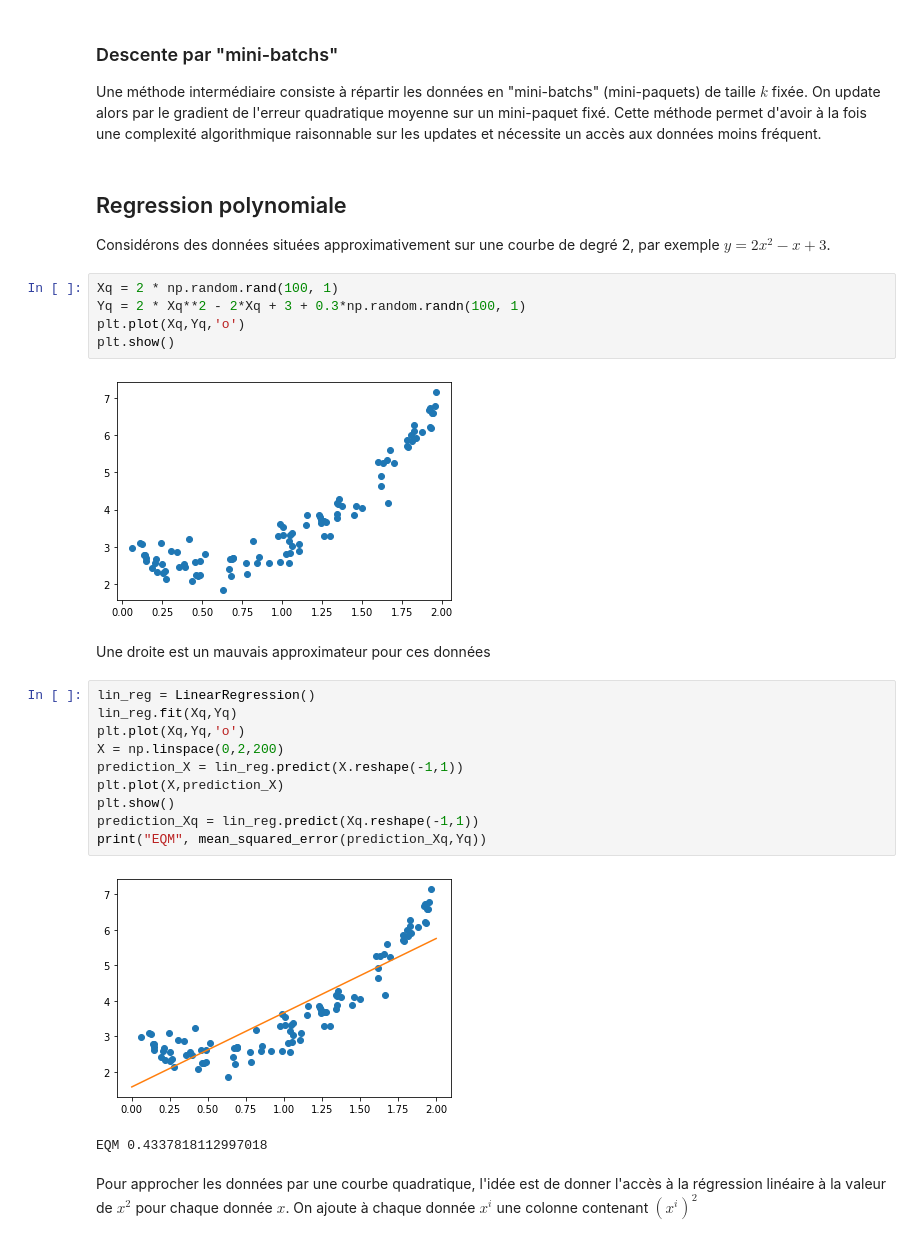
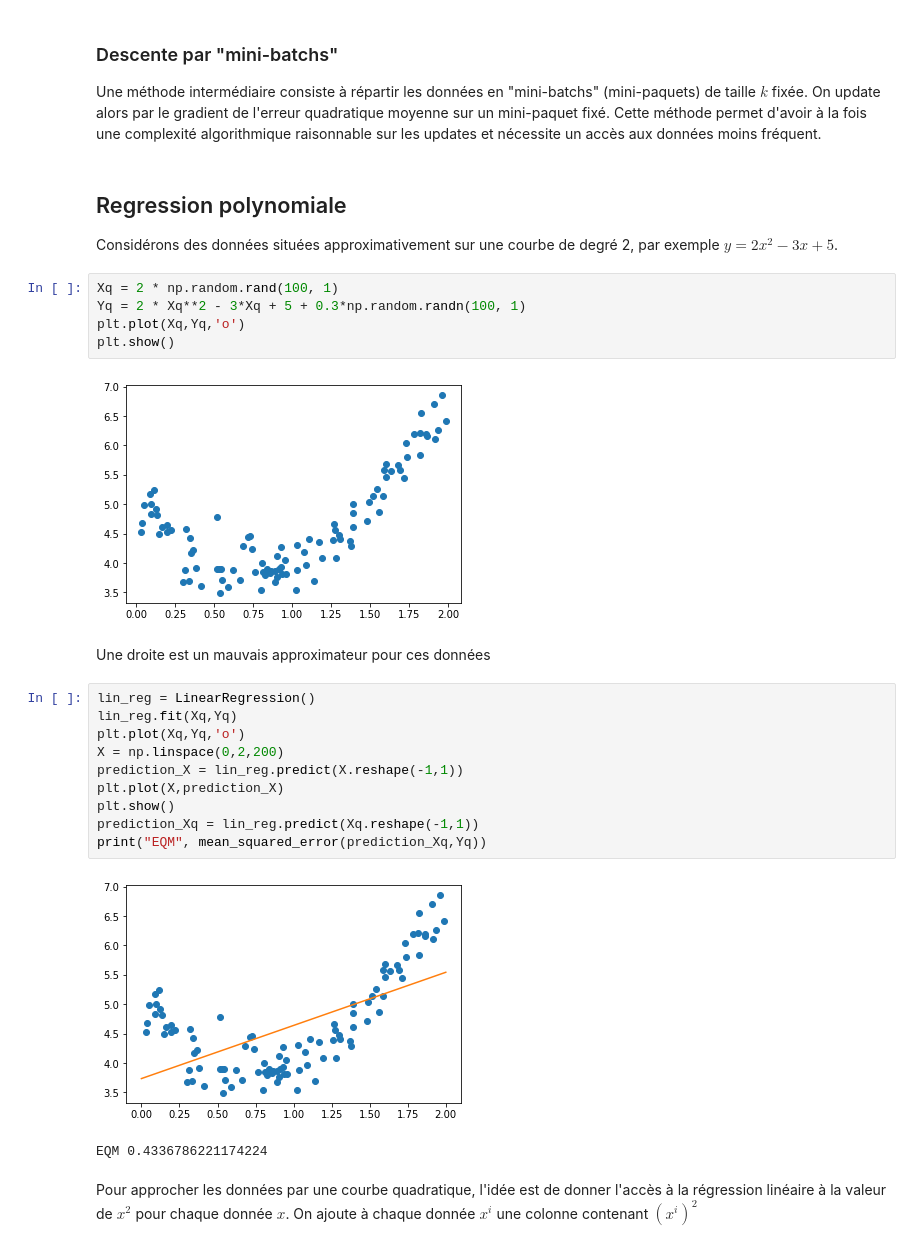
Before and after one commit to DrAlgo/apprentissage_m2_amis, a Jupyter notebook: jupyter/5_reg_lineaire_complements.ipynb, the cells around one changed output. Drawn from its saved outputs; the diff is of its cells as text.

```diff
--- a/jupyter/5_reg_lineaire_complements.ipynb
+++ b/jupyter/5_reg_lineaire_complements.ipynb
@@ -99,14 +100,14 @@ print(mean_squared_error(lin_reg.predict(Xr),Yr))
 Une méthode intermédiaire consiste à répartir les données en "mini-batchs" (mini-paquets) de taille $k$ fixée. On update alors par le gradient de l'erreur quadratique moyenne sur un mini-paquet fixé. Cette méthode permet d'avoir à la fois une complexité algorithmique raisonnable sur les updates et nécessite un accès aux données moins fréquent.
 # %% [markdown]
 ## Regression polynomiale
-Considérons des données situées approximativement sur une courbe de degré 2, par exemple $y=2x^2 - x +3$.
+Considérons des données situées approximativement sur une courbe de degré 2, par exemple $y=2x^2 - 3x + 5$.
 # %%
 Xq = 2 * np.random.rand(100, 1)
-Yq = 2 * Xq**2 - 2*Xq + 3 + 0.3*np.random.randn(100, 1)
+Yq = 2 * Xq**2 - 3*Xq + 5 + 0.3*np.random.randn(100, 1)
 plt.plot(Xq,Yq,'o')
 plt.show()
 # %% [output]
-[figure, old version]
+[figure, new version]
 # %% [markdown]
 Une droite est un mauvais approximateur pour ces données
 # %%
@@ -120,8 +121,8 @@ plt.show()
 prediction_Xq = lin_reg.predict(Xq.reshape(-1,1))
 print("EQM", mean_squared_error(prediction_Xq,Yq))
 # %% [output]
-[figure, old version]
+[figure, new version]
-EQM 0.4337818112997018
+EQM 0.4336786221174224
 # %% [markdown]
 Pour approcher les données par une courbe quadratique, l'idée est de donner l'accès à la régression linéaire à la valeur de $x^2$ pour chaque donnée $x$. On ajoute à chaque donnée $x^i$ une colonne contenant $(x^i)^2$
 # %%
```
Also changed, not shown: parts of 10 cells of this notebook.
